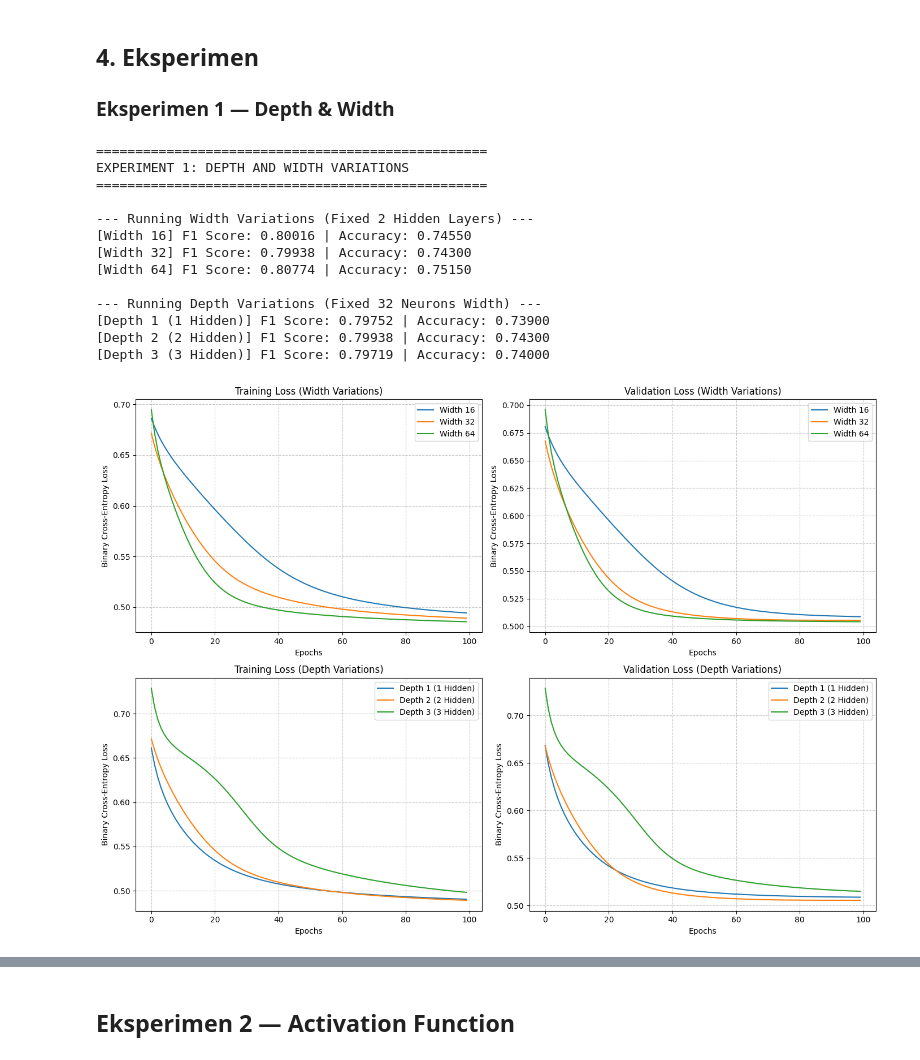
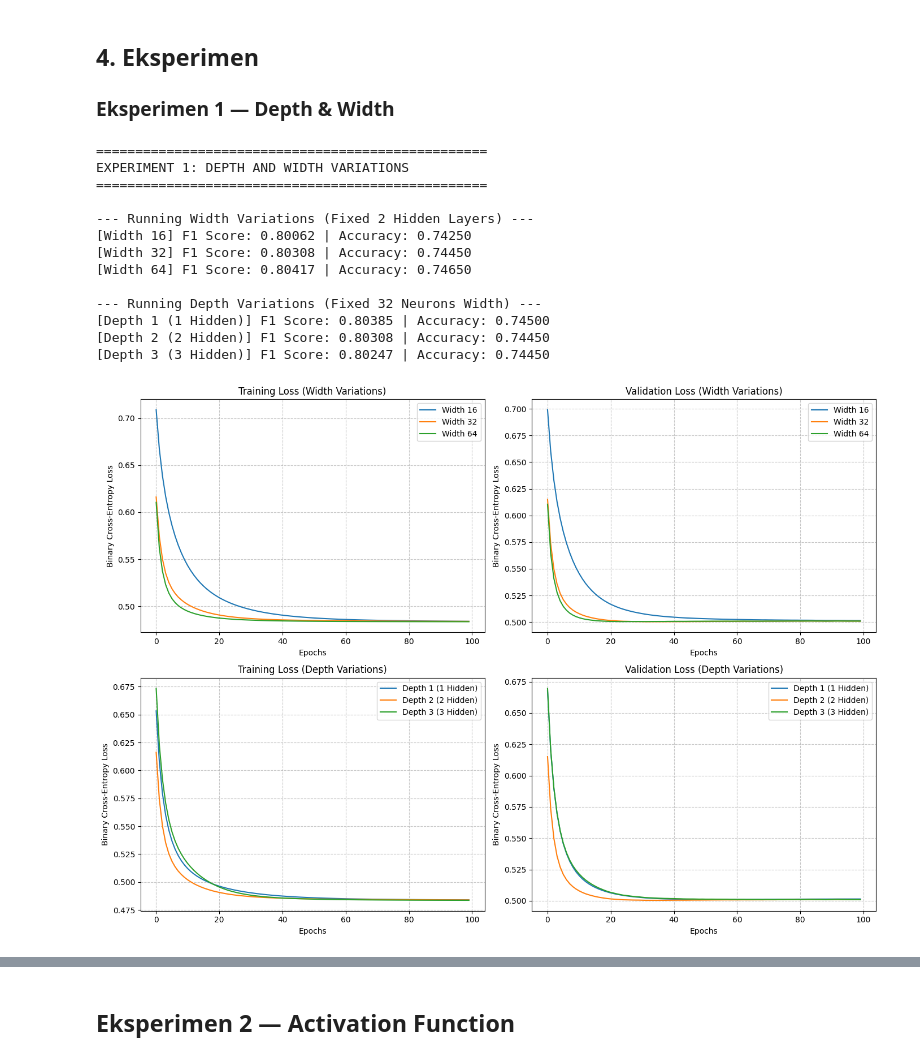
Before and after one commit to yonatan-nyo/ML-FFNN, a Jupyter notebook: src/notebooks/main.ipynb, the cells around one changed output, grey strips where cells are left out. Saved outputs shown, nothing was run; the diff lists cells and outputs as text; code cells hidden in the pictures.

```diff
--- a/src/notebooks/main.ipynb
+++ b/src/notebooks/main.ipynb
@@ -139,8 +139,8 @@ depth_configs = {
 }
 
 def train_and_evaluate(name, layer_sizes):
-    # Determine activations: 'relu' for hidden, 'sigmoid' for output
-    acts = ["relu"] * (len(layer_sizes) - 2) + ["sigmoid"]
+    # Determine activations: 'linear' for hidden, 'sigmoid' for output
+    acts = ["linear"] * (len(layer_sizes) - 2) + ["sigmoid"]
 
     model = ChosenNetwork(layer_sizes=layer_sizes, activations=acts, loss="bce", seed=SEED_VALUE)
     history = model.fit(X_train, y_train, val_data=(X_val, y_val),
@@ -172,40 +172,40 @@ fig, axes = plt.subplots(2, 2, figsize=(14, 10))
 # Plot Width Loss
 for name, hist in width_histories.items():
     axes[0, 0].plot(hist['train_loss'], label=f"{name}")
     axes[0, 1].plot(hist['val_loss'], label=f"{name}")
 axes[0, 0].set_title("Training Loss (Width Variations)")
 axes[0, 1].set_title("Validation Loss (Width Variations)")
 
 # Plot Depth Loss
 for name, hist in depth_histories.items():
     axes[1, 0].plot(hist['train_loss'], label=f"{name}")
     axes[1, 1].plot(hist['val_loss'], label=f"{name}")
 axes[1, 0].set_title("Training Loss (Depth Variations)")
 axes[1, 1].set_title("Validation Loss (Depth Variations)")
 
 for ax in axes.flatten():
     ax.set_xlabel("Epochs")
     ax.set_ylabel("Binary Cross-Entropy Loss")
     ax.legend()
     ax.grid(True, linestyle='--', alpha=0.7)
 
 plt.tight_layout()
 plt.show()
 # %% [output]
 ==================================================
 EXPERIMENT 1: DEPTH AND WIDTH VARIATIONS
 ==================================================
 
 --- Running Width Variations (Fixed 2 Hidden Layers) ---
-[Width 16] F1 Score: 0.80016 | Accuracy: 0.74550
-[Width 32] F1 Score: 0.79938 | Accuracy: 0.74300
-[Width 64] F1 Score: 0.80774 | Accuracy: 0.75150
+[Width 16] F1 Score: 0.80062 | Accuracy: 0.74250
+[Width 32] F1 Score: 0.80308 | Accuracy: 0.74450
+[Width 64] F1 Score: 0.80417 | Accuracy: 0.74650
 
 --- Running Depth Variations (Fixed 32 Neurons Width) ---
-[Depth 1 (1 Hidden)] F1 Score: 0.79752 | Accuracy: 0.73900
-[Depth 2 (2 Hidden)] F1 Score: 0.79938 | Accuracy: 0.74300
-[Depth 3 (3 Hidden)] F1 Score: 0.79719 | Accuracy: 0.74000
+[Depth 1 (1 Hidden)] F1 Score: 0.80385 | Accuracy: 0.74500
+[Depth 2 (2 Hidden)] F1 Score: 0.80308 | Accuracy: 0.74450
+[Depth 3 (3 Hidden)] F1 Score: 0.80247 | Accuracy: 0.74450
-[figure, old version]
+[figure, new version]
 # %% [markdown]
 ### Analisis - Eksperimen 1
 
```
Also changed, not shown: parts of 11 cells of this notebook, 2 other files.
